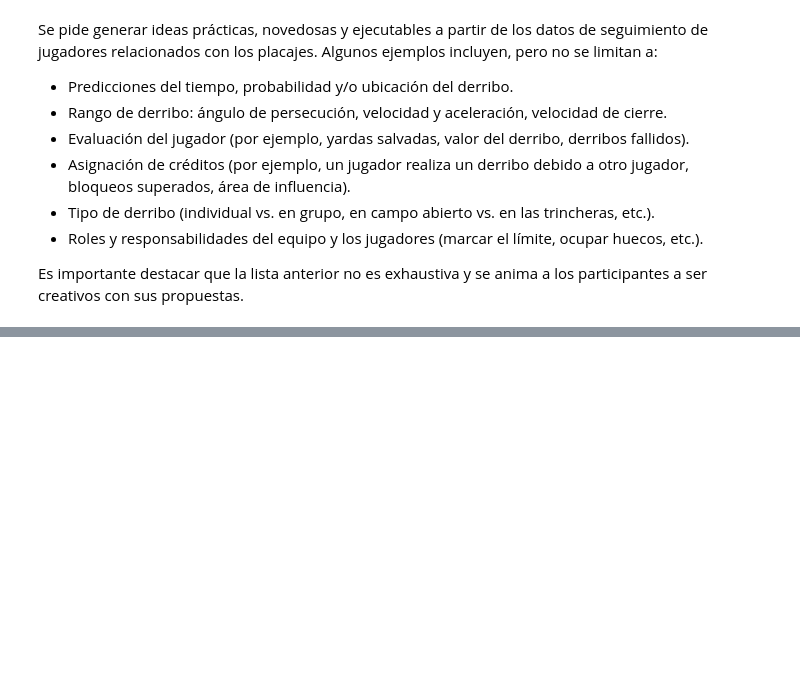
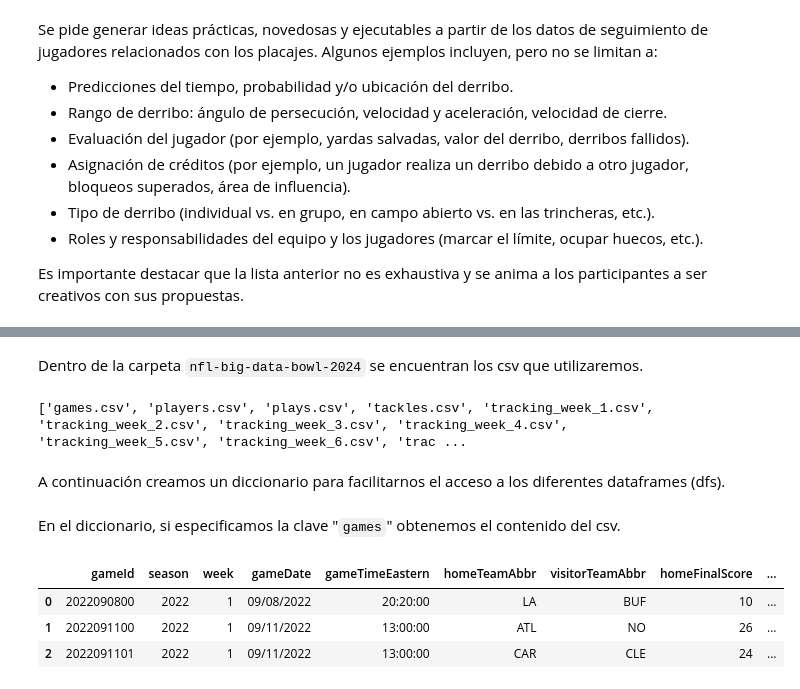
Before and after one commit to Alf-caput/NFL2022_TacklePredictNN, a Jupyter notebook: Practica_final.ipynb, the cells around one changed output, grey strips where cells are left out. Saved outputs shown, nothing was run; the diff lists cells and outputs as text; code cells hidden in the pictures; blank space fills up the shorter version.

```diff
--- a/Practica_final.ipynb
+++ b/Practica_final.ipynb
@@ -28,0 +65,8 @@ Es importante destacar que la lista anterior no es exhaustiva y se anima a los p
+# %% [markdown]
+Dentro de la carpeta `nfl-big-data-bowl-2024` se encuentran los csv que utilizaremos.
+# %%
+print(csv_files)
+# %% [output]
+['games.csv', 'players.csv', 'plays.csv', 'tackles.csv', 'tracking_week_1.csv', 'tracking_week_2.csv', 'tracking_week_3.csv', 'tracking_week_4.csv', 'tracking_week_5.csv', 'tracking_week_6.csv', 'trac ...
+# %% [markdown]
+A continuación creamos un diccionario para facilitarnos el acceso a los diferentes dataframes (dfs).
@@ -28,0 +75,9 @@ Es importante destacar que la lista anterior no es exhaustiva y se anima a los p
+# %% [markdown]
+En el diccionario, si especificamos la clave "`games`" obtenemos el contenido del csv.
+# %%
+dfs['games'].head(3) # para que muestre las 3 primeras filas
+# %% [output]
+|  | gameId | season | week | gameDate | gameTimeEastern | homeTeamAbbr | visitorTeamAbbr | homeFinalScore | ... |
+| 0 | 2022090800 | 2022 | 1 | 09/08/2022 | 20:20:00 | LA | BUF | 10 | ... |
+| 1 | 2022091100 | 2022 | 1 | 09/11/2022 | 13:00:00 | ATL | NO | 26 | ... |
+| 2 | 2022091101 | 2022 | 1 | 09/11/2022 | 13:00:00 | CAR | CLE | 24 | ... |
```
Also changed, not shown: parts of 13 cells of this notebook.
